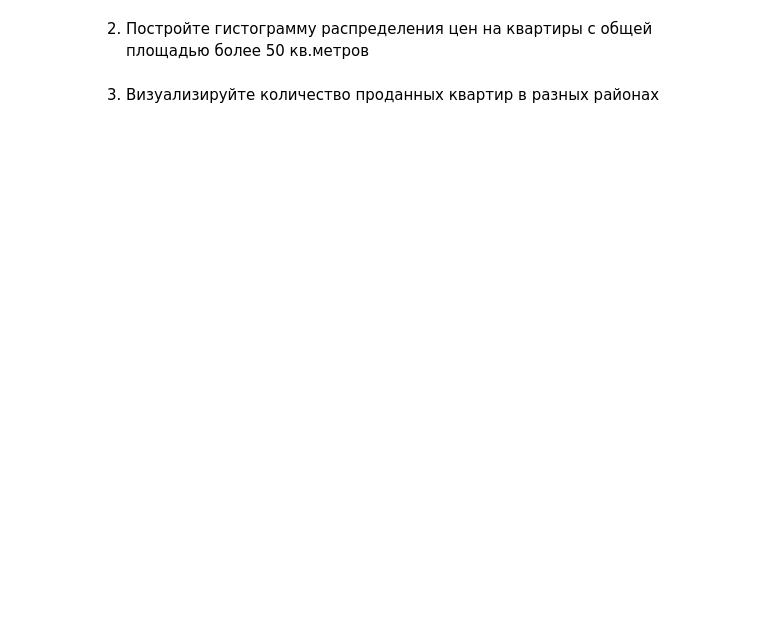
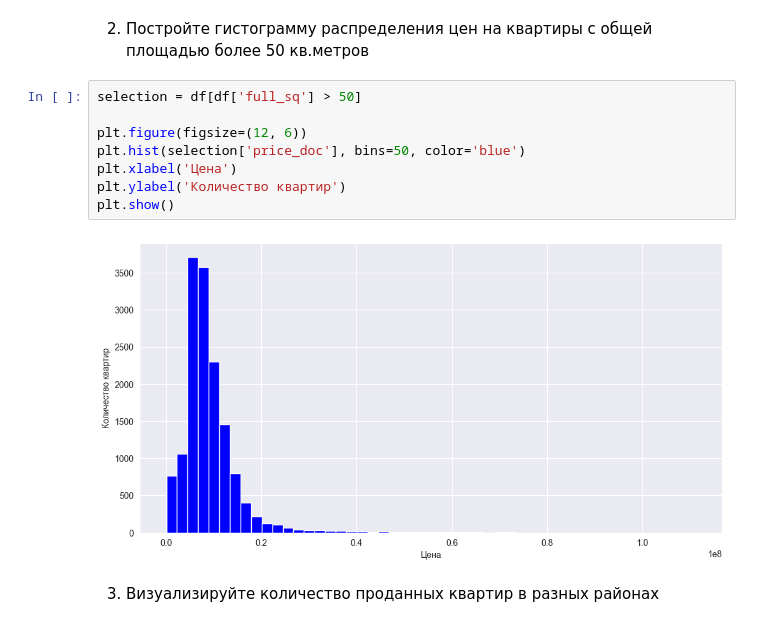
Before and after one commit to al1vel/ml, a Jupyter notebook: Lab1-4.ipynb, the cells around one changed output. Saved outputs shown, nothing was run; the diff lists cells and outputs as text; blank space fills up the shorter version.

```diff
--- a/Lab1-4.ipynb
+++ b/Lab1-4.ipynb
@@ -91,4 +297,14 @@ import pandas as pd
 # %% [markdown]
 2. Постройте гистограмму распределения цен на квартиры с общей площадью более 50 кв.метров
+# %%
+selection = df[df['full_sq'] > 50]
+
+plt.figure(figsize=(12, 6))
+plt.hist(selection['price_doc'], bins=50, color='blue')
+plt.xlabel('Цена')
+plt.ylabel('Количество квартир')
+plt.show()
+# %% [output]
+[figure, added]
 # %% [markdown]
 3. Визуализируйте количество проданных квартир в разных районах
```
Also changed, not shown: parts of 29 cells of this notebook, 1 other file.
